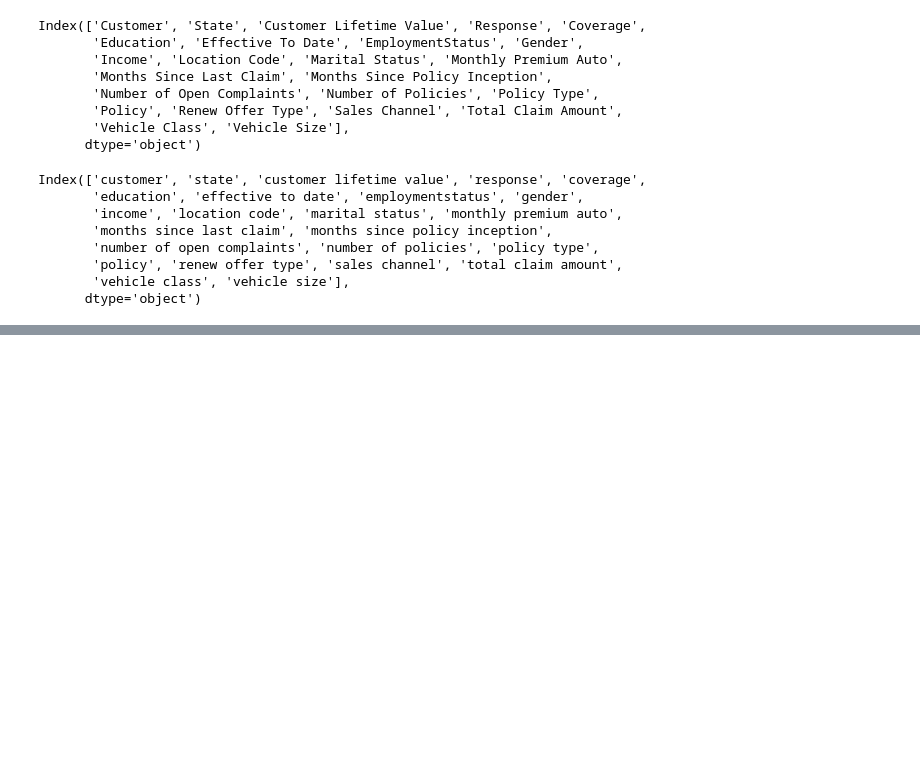
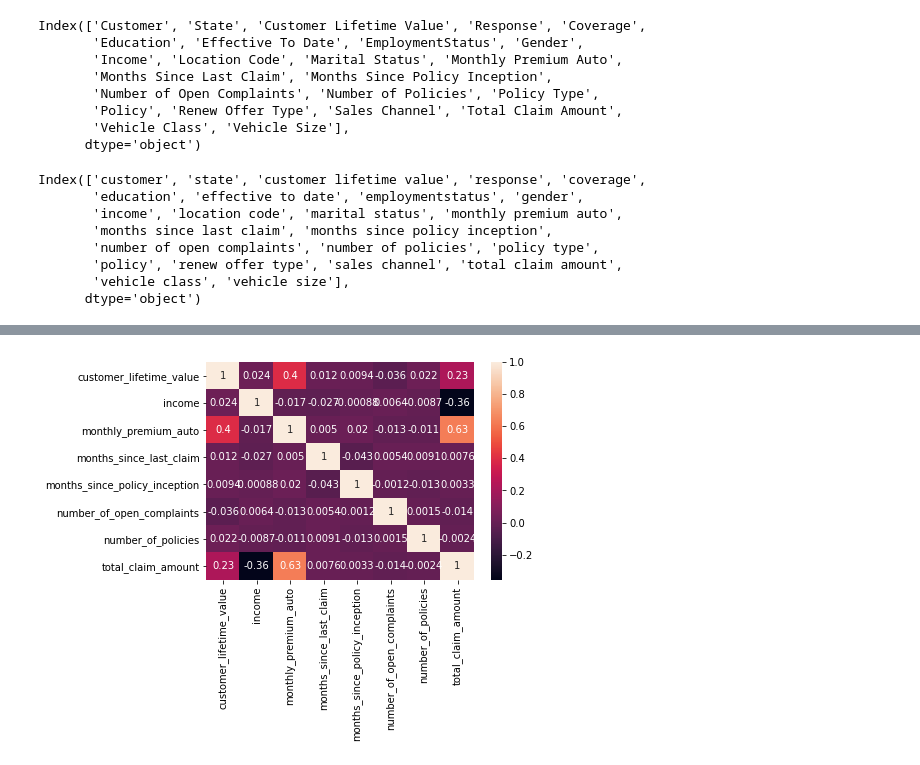
Before and after one commit to tonyhathuc/lab-customer-analysis-predicting-claim-amount-with-ML, a Jupyter notebook: Customer_Analysis_Predicting_Claim_Amount_with_ML.ipynb, the cells around one changed output, grey strips where cells are left out. Saved outputs shown, nothing was run; the diff lists cells and outputs as text; code cells hidden in the pictures; blank space fills up the shorter version.

```diff
--- a/Customer_Analysis_Predicting_Claim_Amount_with_ML.ipynb
+++ b/Customer_Analysis_Predicting_Claim_Amount_with_ML.ipynb
@@ -233,0 +291,3 @@ plt.show()
+# %%
+corr = X_num.corr(method="pearson")
+corr
@@ -233,0 +304,8 @@ plt.show()
+# %%
+%matplotlib inline
+sns.heatmap(corr, annot=True)
+plt.show()
+# the highest correlation is between total_claim_amount and monthtly_premium_auto
+# there is weak correlation between customer_lifetime_value and monthly_premium_auto
+# %% [output]
+[figure, added]
```
Also changed, not shown: parts of 87 cells of this notebook.
